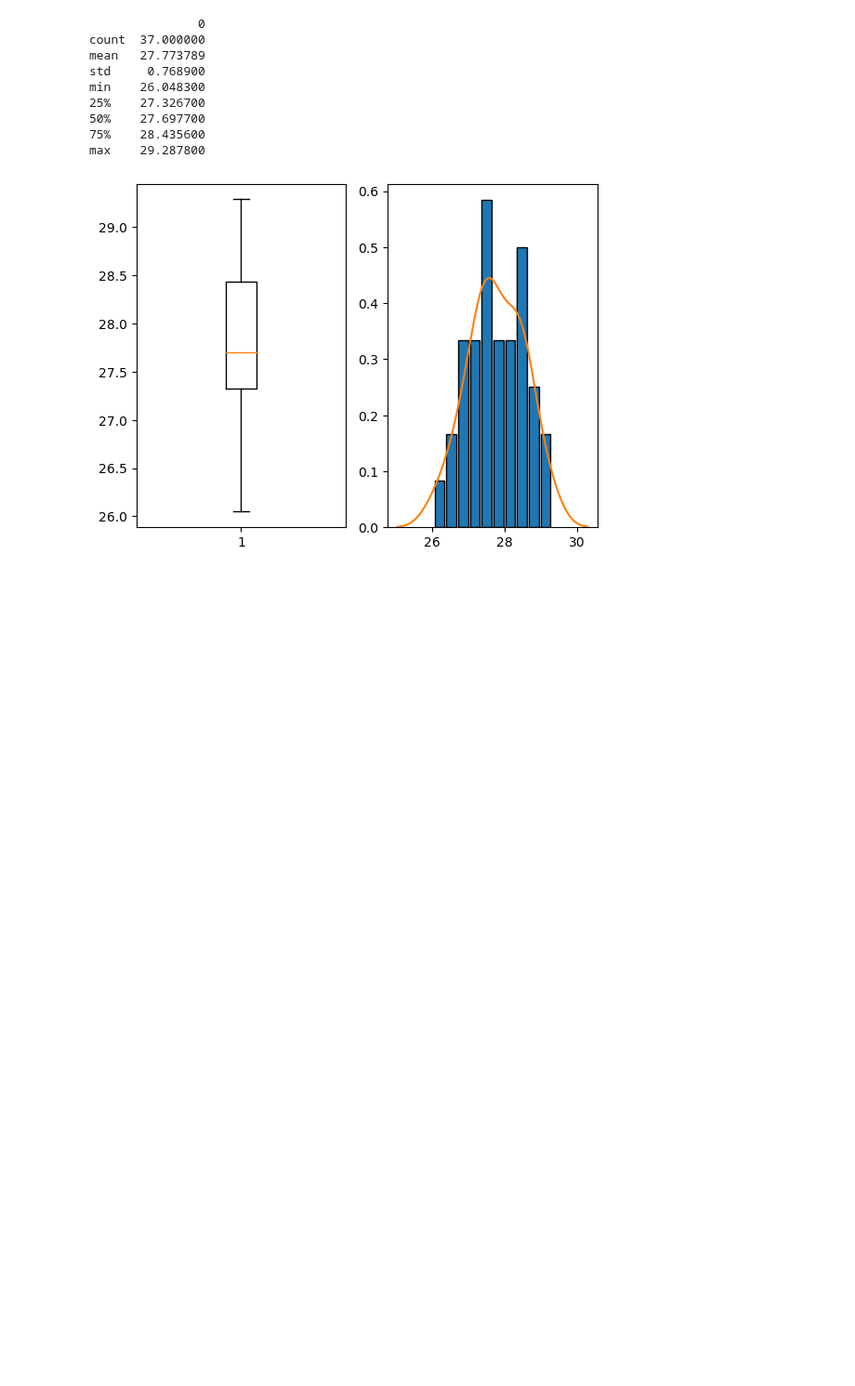
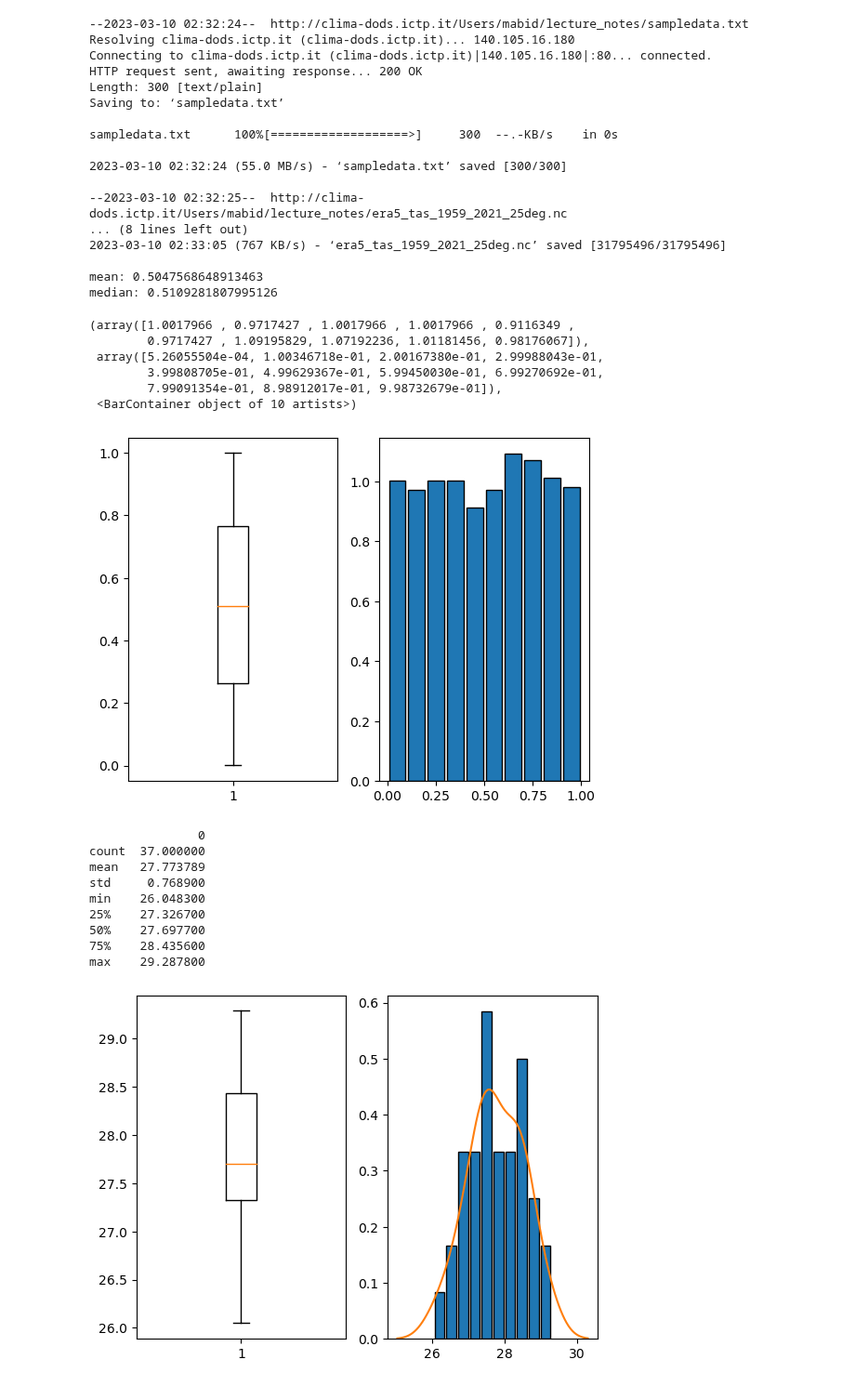
Before and after one commit to hnguyen-repos/numforGeosciences-ICTP, a Jupyter notebook: lec1.ipynb, the cells around one changed output. Shown at 93% size. Saved outputs shown, nothing was run; the diff lists cells and outputs as text; code cells hidden in the pictures; blank space fills up the shorter version.

```diff
--- a/lec1.ipynb
+++ b/lec1.ipynb
@@ -1 +1,54 @@
+# %%
+import numpy as np
+import matplotlib.pyplot as plt
+from scipy import stats
+import pandas as pd
+import netCDF4 as nc
+from mpl_toolkits.basemap import Basemap
+
+!wget http://clima-dods.ictp.it/Users/mabid/lecture_notes/sampledata.txt
+!wget http://clima-dods.ictp.it/Users/mabid/lecture_notes/era5_tas_1959_2021_25deg.nc
+
+n = 1000
+np.random.seed(911)
+A = np.random.rand(n)
+A.sort()
+meanA = sum(A)/n
+print("mean:", meanA)
+
+if n%2 == 1:
+    medianA = A[int((n+1)/2)-1]
+else:
+    medianA = (A[int(n/2)-1] + A[int(n/2)])/2
+print("median:", medianA)
+
+plt.subplot(1,2,1) # boxplot
+plt.boxplot(A)
+plt.subplot(1,2,2) # histogram
+plt.hist(A, bins=10, rwidth=0.85, edgecolor = "k", density = 1.0)
+# %% [output]
+--2023-03-10 02:32:24--  http://clima-dods.ictp.it/Users/mabid/lecture_notes/sampledata.txt
+Resolving clima-dods.ictp.it (clima-dods.ictp.it)... 140.105.16.180
+Connecting to clima-dods.ictp.it (clima-dods.ictp.it)|140.105.16.180|:80... connected.
+HTTP request sent, awaiting response... 200 OK
+Length: 300 [text/plain]
+Saving to: ‘sampledata.txt’
+
+sampledata.txt      100%[===================>]     300  --.-KB/s    in 0s
+
+2023-03-10 02:32:24 (55.0 MB/s) - ‘sampledata.txt’ saved [300/300]
+
+--2023-03-10 02:32:25--  http://clima-dods.ictp.it/Users/mabid/lecture_notes/era5_tas_1959_2021_25deg.nc
+... (8 lines left out)
+2023-03-10 02:33:05 (767 KB/s) - ‘era5_tas_1959_2021_25deg.nc’ saved [31795496/31795496]
+
+mean: 0.5047568648913463
+median: 0.5109281807995126
+(array([1.0017966 , 0.9717427 , 1.0017966 , 1.0017966 , 0.9116349 ,
+        0.9717427 , 1.09195829, 1.07192236, 1.01181456, 0.98176067]),
+ array([5.26055504e-04, 1.00346718e-01, 2.00167380e-01, 2.99988043e-01,
+        3.99808705e-01, 4.99629367e-01, 5.99450030e-01, 6.99270692e-01,
+        7.99091354e-01, 8.98912017e-01, 9.98732679e-01]),
+ <BarContainer object of 10 artists>)
+[figure, added]
 # %%
```
Also changed, not shown: parts of 6 cells of this notebook, 4 other files.
